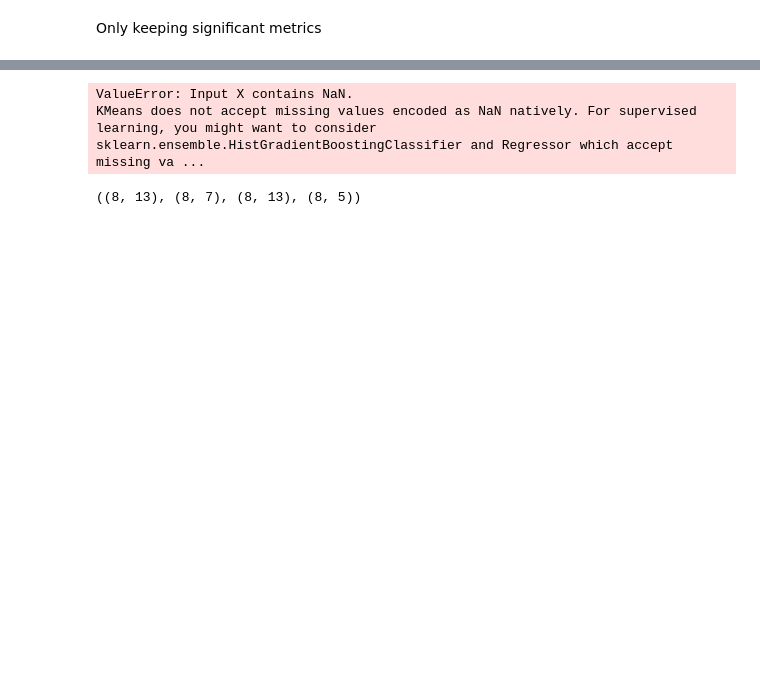
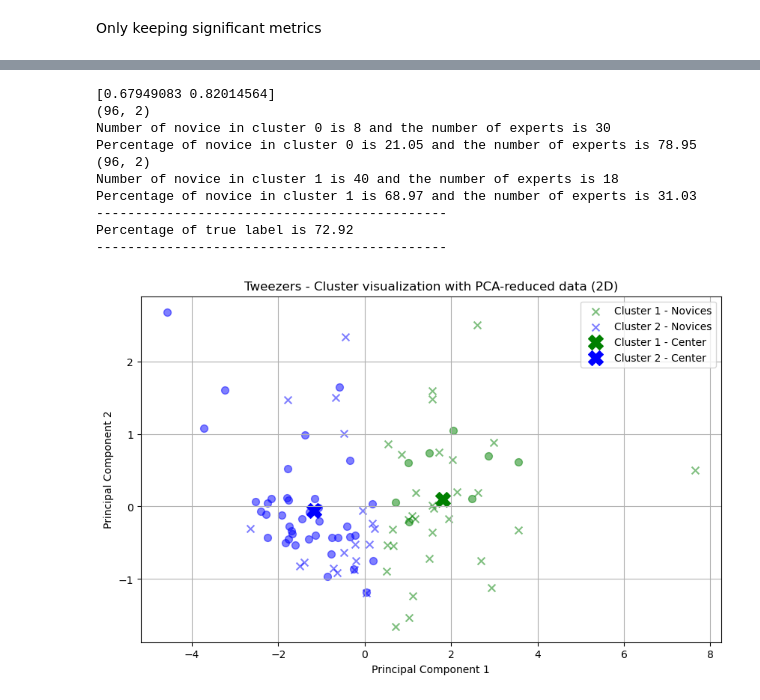
Before and after one commit to gv21/Project_LASA, a Jupyter notebook: step4_exploration.ipynb, the cells around one changed output, grey strips where cells are left out. Cells and saved outputs as stored; diff of their text form; code cells hidden in the pictures; blank space fills up the shorter version.

```diff
--- a/step4_exploration.ipynb
+++ b/step4_exploration.ipynb
@@ -189,24 +234,14 @@ metrics_tw_selected_.shape, np.empty((8*len(target_subjects), 13)).shape
 # %%
-cluster_data(metrics_tw_selected_, 2, target_subjects)
+cluster_data(metrics_tw_selected_, 2, target_subjects, tool = 'Tweezers')
 # %% [output]
-ValueError: Input X contains NaN.
-KMeans does not accept missing values encoded as NaN natively. For supervised learning, you might want to consider sklearn.ensemble.HistGradientBoostingClassifier and Regressor which accept missing va ...
+[0.67949083 0.82014564]
+(96, 2)
+Number of novice in cluster 0 is 8 and the number of experts is 30
+Percentage of novice in cluster 0 is 21.05 and the number of experts is 78.95
+(96, 2)
+Number of novice in cluster 1 is 40 and the number of experts is 18
+Percentage of novice in cluster 1 is 68.97 and the number of experts is 31.03
+---------------------------------------------
+Percentage of true label is 72.92
+---------------------------------------------
+[figure, added]
-# %%
-data = np.load(f"Features/S_{1}/ot_metrics.npy")
-col_to_del_nh = [7,8,9,10,11,12]
-col_to_del_tw = [4,5,7,8,9,10,11,12]
-data_nh = data[:, :, 1]
-data_tw = data[:, :, 0]
-
-data_nh_selected = data_nh.copy()  # Copie de data_nh pour ne pas modifier l'original
-data_tw_selected = data_tw.copy()
-
-for idx in sorted(col_to_del_nh, reverse=True):  # Parcourir les indices en ordre décroissant
-    data_nh_selected = np.delete(data_nh_selected, idx, axis=1)
-
-for idx in sorted(col_to_del_tw, reverse=True):  # Parcourir les indices en ordre décroissant
-    data_tw_selected = np.delete(data_tw_selected, idx, axis=1)
-
-data_nh.shape, data_nh_selected.shape, data_tw.shape, data_tw_selected.shape
-# %% [output]
-((8, 13), (8, 7), (8, 13), (8, 5))
```
Also changed, not shown: parts of 9 cells of this notebook, 3 other files.
